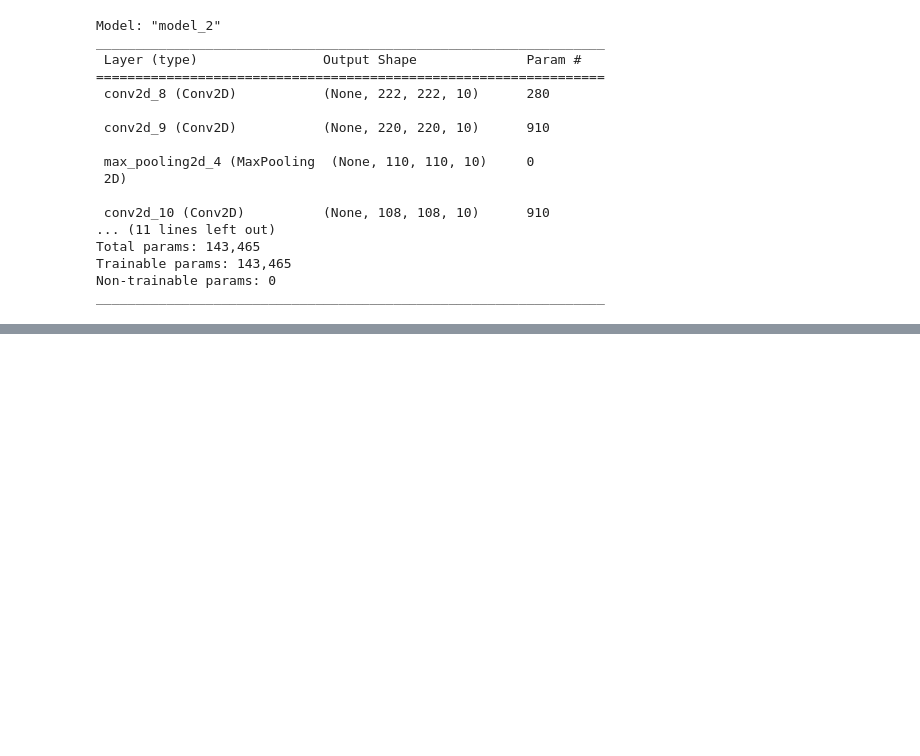
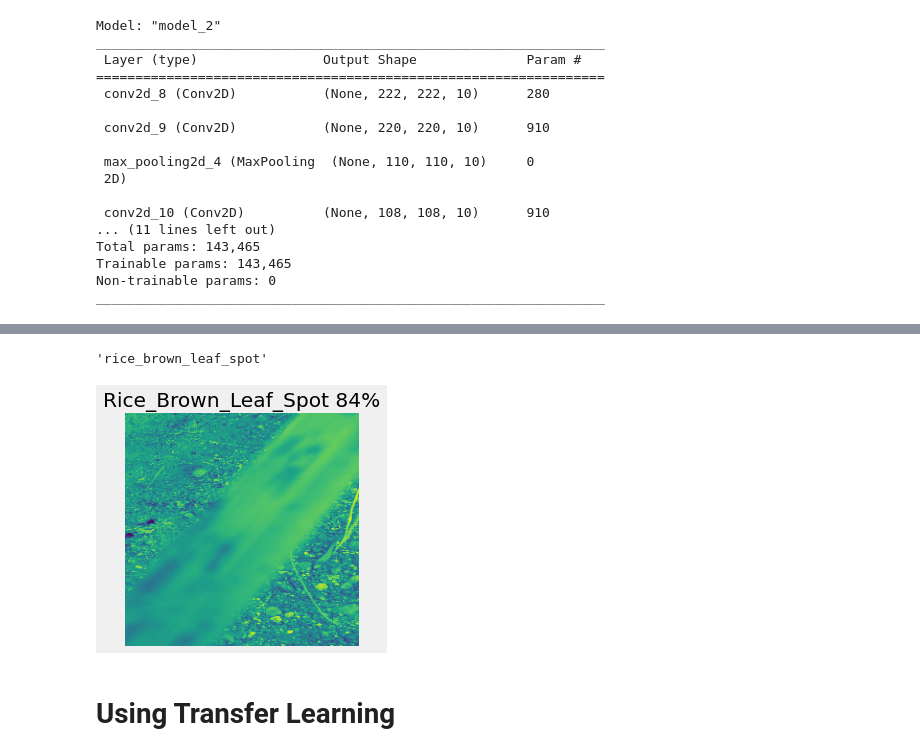
Before and after one commit to benjaminogbonna/plant_disease_identification, a Jupyter notebook: plant_disease_identification.ipynb, the cells around one changed output, grey strips where cells are left out. Saved outputs shown, nothing was run; the diff lists cells and outputs as text; code cells hidden in the pictures; blank space fills up the shorter version.

```diff
--- a/plant_disease_identification.ipynb
+++ b/plant_disease_identification.ipynb
@@ -548,24 +510,0 @@ p = plot_and_pred(model_2, '25.jpg')
-# %%
-class_names = ['abacha', 'akara', 'jellof_rice', 'moin_moin', 'pounded_yam', 'suya']
-
-def plot_and_pred(model, filename, img_shape=224):
-    img = tf.io.read_file(filename)
-
-    img = tf.image.decode_image(img, channels=3)
-
-    img = tf.image.resize(img, size = [img_shape, img_shape])
-
-    img = img/255.
-
-    img = tf.expand_dims(img, axis=0)
-    pred = model.predict(img)
-    prob = f'{math.ceil(pred.max()*100)}%'
-    pred_class = class_names[int(np.argmax(pred))]
-
-    plt.title(f'{pred_class.title()} {prob}')
-#     plt.xlabel(cuisines[pred_class])
-    plt.grid(False)
-    plt.axis(False)
-    plt.imshow(np.squeeze(img))
-
-    return pred_class
@@ -574,0 +603,3 @@ model_0_saved = tf.keras.models.load_model('saved_models/model_0_saved.h5')
+# %%
+saved_model_0_gray = tf.keras.models.load_model('model_experiments/model_0_gray/')
+saved_model_0_gray.evaluate(valid_data)
@@ -574,0 +611,7 @@ model_0_saved = tf.keras.models.load_model('saved_models/model_0_saved.h5')
+# %%
+plot_and_pred(saved_model_0_gray, 'test4.jpg')
+# %% [output]
+'rice_brown_leaf_spot'
+[figure, added]
+# %% [markdown]
+# Using Transfer Learning
```
Also changed, not shown: parts of 30 cells of this notebook, 5 other files.
